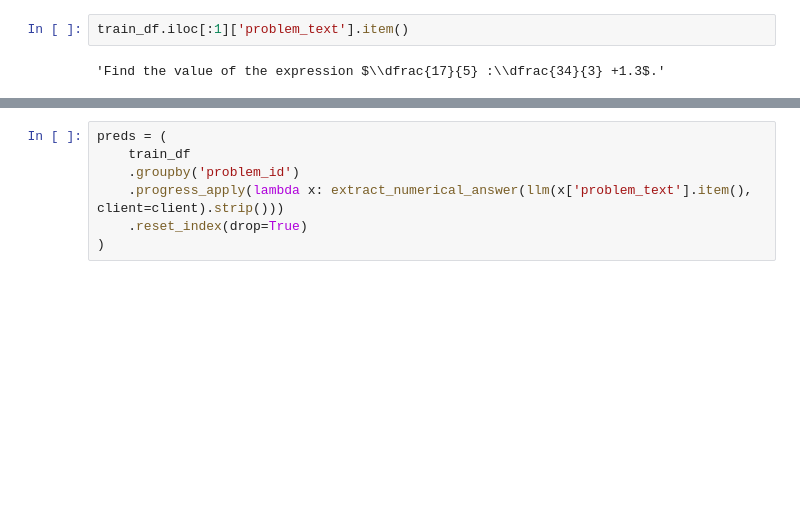
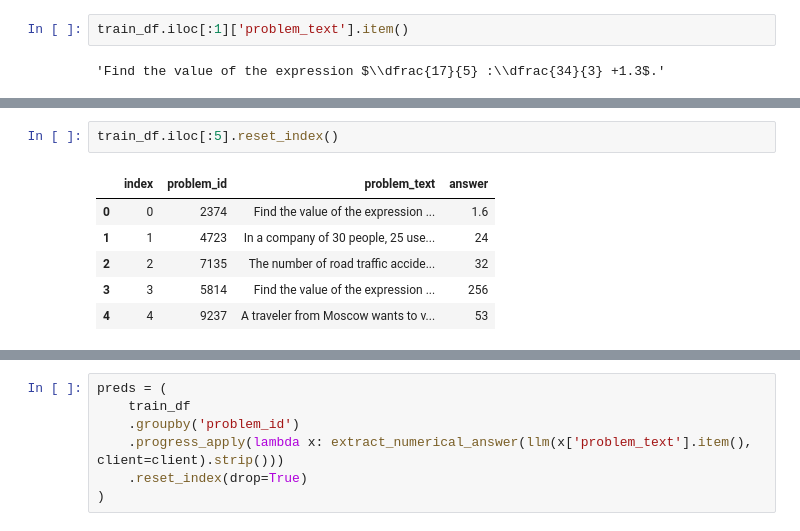
Before and after one commit to dkulemin/llm-zoomcamp-2024-competition, a Jupyter notebook: notebooks/test_ollama.ipynb, the cells around one changed output, grey strips where cells are left out. Cells and saved outputs as stored; diff of their text form; blank space fills up the shorter version.

```diff
--- a/notebooks/test_ollama.ipynb
+++ b/notebooks/test_ollama.ipynb
@@ -209,0 +275,9 @@ train_df.iloc[:1]['problem_text'].item()
+# %%
+train_df.iloc[:5].reset_index()
+# %% [output]
+|  | index | problem_id | problem_text | answer |
+| 0 | 0 | 2374 | Find the value of the expression ... | 1.6 |
+| 1 | 1 | 4723 | In a company of 30 people, 25 use... | 24 |
+| 2 | 2 | 7135 | The number of road traffic accide... | 32 |
+| 3 | 3 | 5814 | Find the value of the expression ... | 256 |
+| 4 | 4 | 9237 | A traveler from Moscow wants to v... | 53 |
```
Also changed, not shown: parts of 12 cells of this notebook.
